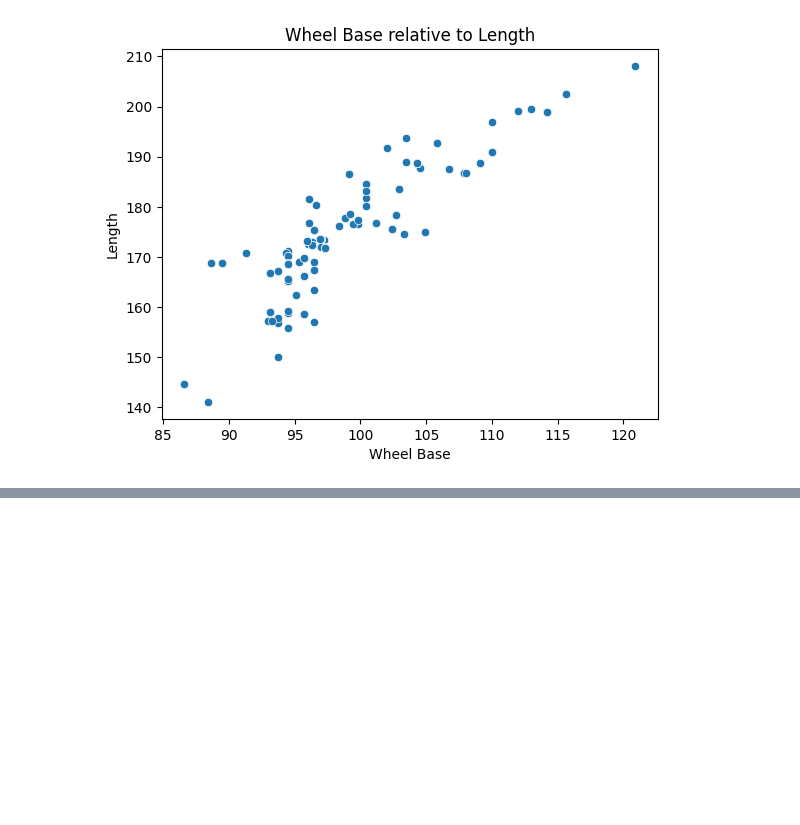
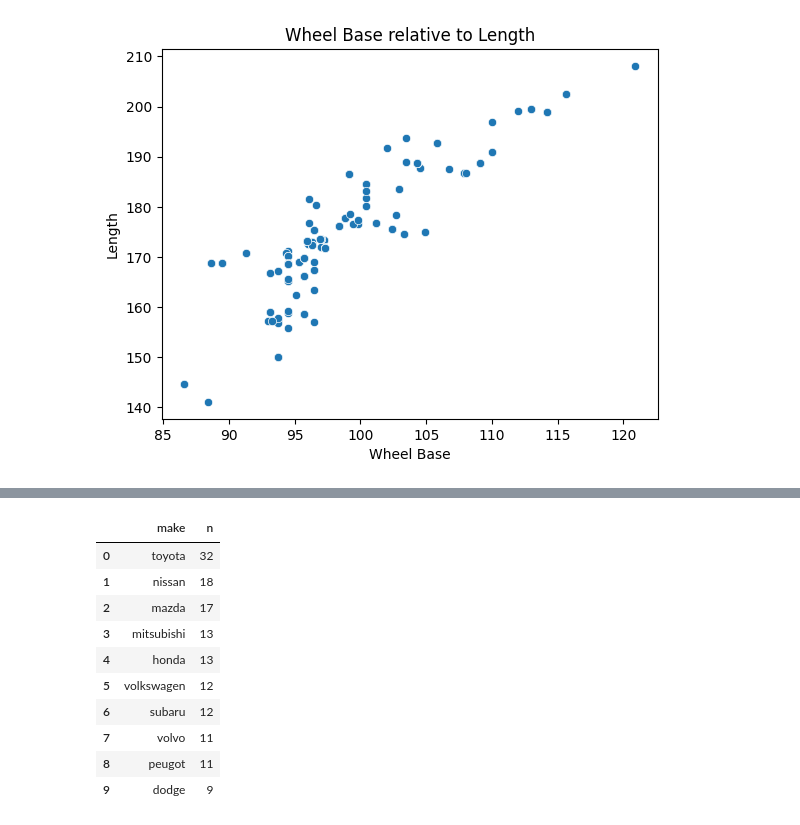
Before and after one commit to A-Tan82/comp_data_science, a Jupyter notebook: ds_classes/Assignment/cars.ipynb, the cells around one changed output, grey strips where cells are left out. Saved outputs shown, nothing was run; the diff lists cells and outputs as text; code cells hidden in the pictures; blank space fills up the shorter version.

```diff
--- a/ds_classes/Assignment/cars.ipynb
+++ b/ds_classes/Assignment/cars.ipynb
@@ -193,0 +211,21 @@ Text(0, 0.5, 'Length')
+# %%
+# top 10 makes by count
+pd.read_sql_query("""
+SELECT "make", COUNT(*) AS n
+FROM "cars"
+GROUP BY "make"
+ORDER BY n DESC
+LIMIT 10
+""", conn)
+# %% [output]
+|  | make | n |
+| 0 | toyota | 32 |
+| 1 | nissan | 18 |
+| 2 | mazda | 17 |
+| 3 | mitsubishi | 13 |
+| 4 | honda | 13 |
+| 5 | volkswagen | 12 |
+| 6 | subaru | 12 |
+| 7 | volvo | 11 |
+| 8 | peugot | 11 |
+| 9 | dodge | 9 |
```
Also changed, not shown: parts of 9 cells of this notebook, 1 other file.
